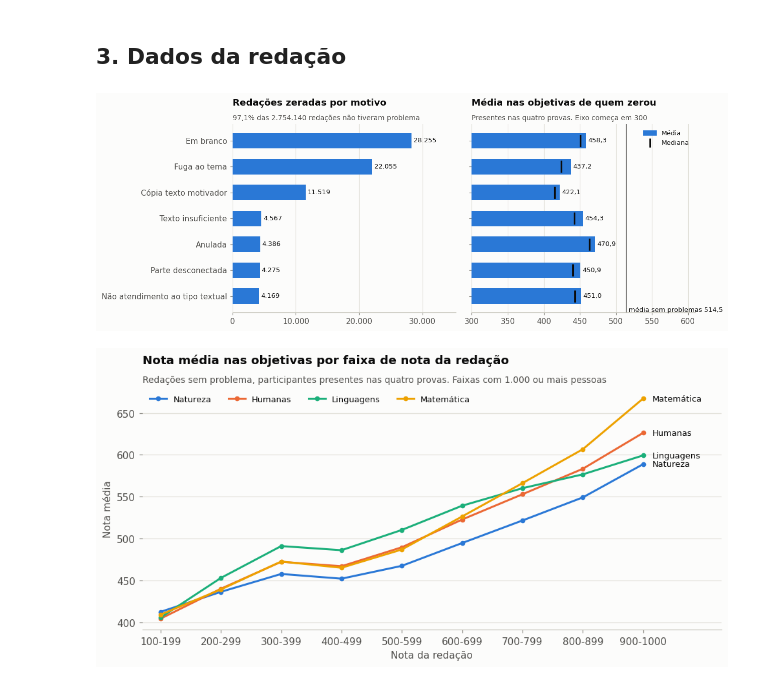
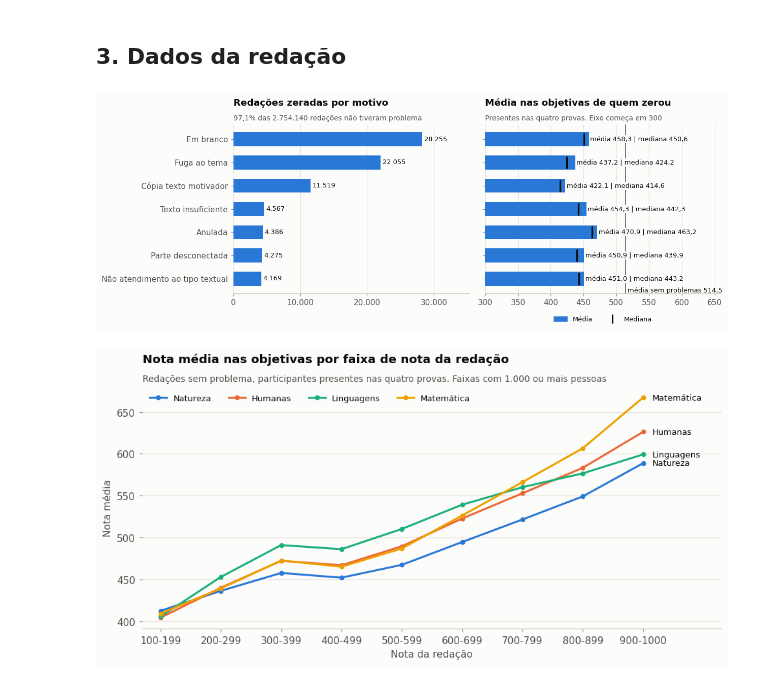
Before and after one commit to RCHRDYv/Teste-Analista-de-Dados-SX, a Jupyter notebook: notebooks/analise_enem_2020.ipynb, the cells around one changed output. Saved outputs shown, nothing was run; the diff lists cells and outputs as text; code cells hidden in the pictures.

```diff
--- a/notebooks/analise_enem_2020.ipynb
+++ b/notebooks/analise_enem_2020.ipynb
@@ -244,27 +263,27 @@ por_dependencia = agregar(base, "ds_dependencia_adm_esc").sort_values("media", a
     .reset_index(drop=True)
 por_faixa = agregar(base[base["tp_faixa_etaria"].astype(int) > 0], ["tp_faixa_etaria", "ds_faixa_etaria"]) \
     .sort_values("tp_faixa_etaria")
-fig, (ax1, ax2) = plt.subplots(1, 2, figsize=(11.5, 4.6), gridspec_kw={"width_ratios": [1, 1.6]})
+por_dependencia = por_dependencia.sort_values("media").reset_index(drop=True)
+fig, (ax1, ax2) = plt.subplots(2, 1, figsize=(10, 8.6), gridspec_kw={"height_ratios": [1, 1.25]})
 barras_com_mediana(ax1, por_dependencia["ds_dependencia_adm_esc"].astype(str), por_dependencia["media"],
-                   por_dependencia["mediana"], horizontal=False)
-for i, linha in por_dependencia.iterrows():
-    ax1.text(i, max(linha["media"], linha["mediana"]) + 14, num(linha["media"]), ha="center",
-             fontsize=8.5, color=TINTA)
+                   por_dependencia["mediana"])
 ax1.set_title("Por dependência da escola")
-subtitulo(ax1, "\"Não informada\": sem escola declarada")
-ax1.set_ylim(0, 680)
-ax1.set_ylabel("Média das provas objetivas")
-ax1.legend(handles=[LEGENDA_BARRAS[0], Line2D([], [], color=TINTA, marker="_", linestyle="",
-                                              markersize=14, markeredgewidth=2, label="Mediana")],
-           loc="upper right", fontsize=8.5)
-plt.setp(ax1.get_xticklabels(), rotation=25, ha="right", rotation_mode="anchor")
+subtitulo(ax1, "\"Não informada\": sem escola declarada. Eixo começa em 400")
+ax1.set_xlim(400, 680)
+ax1.grid(axis="x"); ax1.grid(axis="y", visible=False)
+ax1.legend(handles=LEGENDA_BARRAS, loc="lower right", fontsize=8.5)
 rotulos = por_faixa["ds_faixa_etaria"].astype(str).str.replace("Entre ", "") \
     .str.replace(" anos", "").str.replace(" e ", "-")
-linha_com_mediana(ax2, rotulos, por_faixa["media"], por_faixa["mediana"], AZUL)
+posicoes = range(len(rotulos))
+linha_com_mediana(ax2, posicoes, por_faixa["media"], por_faixa["mediana"], AZUL,
+                  rotulo_inicio="above", rotulo_fim="below")
+ax2.set_xticks(posicoes, rotulos)
+ax2.set_xlim(-0.8, len(rotulos) - 0.2)
 ax2.legend(loc="upper right", fontsize=8.5)
 ax2.set_title("Por faixa etária")
 subtitulo(ax2, "Idade em 31/12/2020")
 plt.setp(ax2.get_xticklabels(), rotation=45, ha="right", rotation_mode="anchor")
-ax2.set_ylim(430, 560)
+ax2.set_ylim(420, 560)
+ax2.set_ylabel("Média das provas objetivas")
 salvar(fig, "04_media_dependencia_faixa")
 # %% [output]
@@ -305,11 +324,8 @@ fig, (ax1, ax2) = plt.subplots(1, 2, figsize=(12, 4.2), gridspec_kw={"width_rati
 for ax, dados, coluna, titulo in [(ax1, cor_raca, "ds_cor_raca", "Por cor/raça"),
                                   (ax2, sexo, "ds_sexo", "Por sexo")]:
     barras_com_mediana(ax, dados[coluna].astype(str), dados["media"], dados["mediana"])
-    for i, (media, mediana_grupo) in enumerate(zip(dados["media"], dados["mediana"])):
-        ax.text(max(media, mediana_grupo) + 2, i, f"{num(media)} (mediana {num(mediana_grupo)})",
-                va="center", fontsize=8.5, color=TINTA)
     ax.axvline(geral, color=TINTA_SECUNDARIA, linewidth=1)
-    ax.set_xlim(420, 640)
+    ax.set_xlim(420, 660)
     ax.grid(axis="x"); ax.grid(axis="y", visible=False)
     ax.set_title(titulo)
 # Faixa livre abaixo da última barra para o rótulo da linha nacional
@@ -404,38 +420,37 @@ status = consultar("""
     GROUP BY s.tp_status_redacao, s.ds_status_redacao
 """)
 # Média e mediana nas objetivas por situação da redação, entre os presentes nas quatro provas
 objetivas_status = agregar(base, "tp_status_redacao").rename(
     columns={"media": "media_objetivas", "mediana": "mediana_objetivas", "participantes": "presentes"})
 objetivas_status["tp_status_redacao"] = objetivas_status["tp_status_redacao"].astype(int)
 status = status.merge(objetivas_status, on="tp_status_redacao", how="left")
 total_redacoes = status["participantes"].sum()
 sem_problemas = status.loc[status["status"] == "Sem problemas", "participantes"].iloc[0]
 problemas = status[status["status"] != "Sem problemas"].sort_values("participantes").reset_index(drop=True)
 fig, (ax1, ax2) = plt.subplots(1, 2, figsize=(11.5, 4.4), sharey=True)
 ax1.barh(problemas["status"], problemas["participantes"], color=AZUL, height=0.6)
 for i, valor in enumerate(problemas["participantes"]):
     ax1.text(valor + 300, i, num(valor, 0), va="center", fontsize=8.5, color=TINTA)
 ax1.set_title("Redações zeradas por motivo")
 subtitulo(ax1, f"{num(100 * sem_problemas / total_redacoes)}% das {num(total_redacoes, 0)} redações não tiveram problema")
 ax1.set_xlim(0, problemas["participantes"].max() * 1.25)
 ax1.grid(axis="x"); ax1.grid(axis="y", visible=False)
 ax1.set_xticks([0, 10_000, 20_000, 30_000])
 ax1.xaxis.set_major_formatter(lambda v, _: num(v, 0))
 media_sem_problema = status.loc[status["status"] == "Sem problemas", "media_objetivas"].iloc[0]
 barras_com_mediana(ax2, problemas["status"], problemas["media_objetivas"], problemas["mediana_objetivas"])
 ax2.axvline(media_sem_problema, color=TINTA_SECUNDARIA, linewidth=1)
 ax2.text(media_sem_problema + 3, -0.6, f"média sem problemas {num(media_sem_problema)}", fontsize=8.5,
          color=TINTA)
-for i, (valor, mediana_status) in enumerate(zip(problemas["media_objetivas"], problemas["mediana_objetivas"])):
-    ax2.text(max(valor, mediana_status) + 3, i, num(valor), va="center", fontsize=8.5, color=TINTA)
-ax2.legend(handles=LEGENDA_BARRAS, loc="upper right", fontsize=8.5)
-ax2.set_xlim(300, 610)
+# Legenda abaixo do eixo, para não cobrir os rótulos das barras
+ax2.legend(handles=LEGENDA_BARRAS, loc="upper center", ncols=2, fontsize=8.5, bbox_to_anchor=(0.5, -0.1))
+ax2.set_xlim(300, 660)
 ax2.grid(axis="x"); ax2.grid(axis="y", visible=False)
 ax2.set_title("Média nas objetivas de quem zerou")
 subtitulo(ax2, "Presentes nas quatro provas. Eixo começa em 300")
 salvar(fig, "07_redacao_status")
 # %% [output]
-[figure, old version]
+[figure, new version]
 # %%
 faixas = consultar("""
     SELECT LEAST(FLOOR(nu_nota_redacao / 100) * 100, 900) AS faixa, COUNT(*) AS participantes,
```
Also changed, not shown: parts of 7 cells of this notebook, 8 other files.
